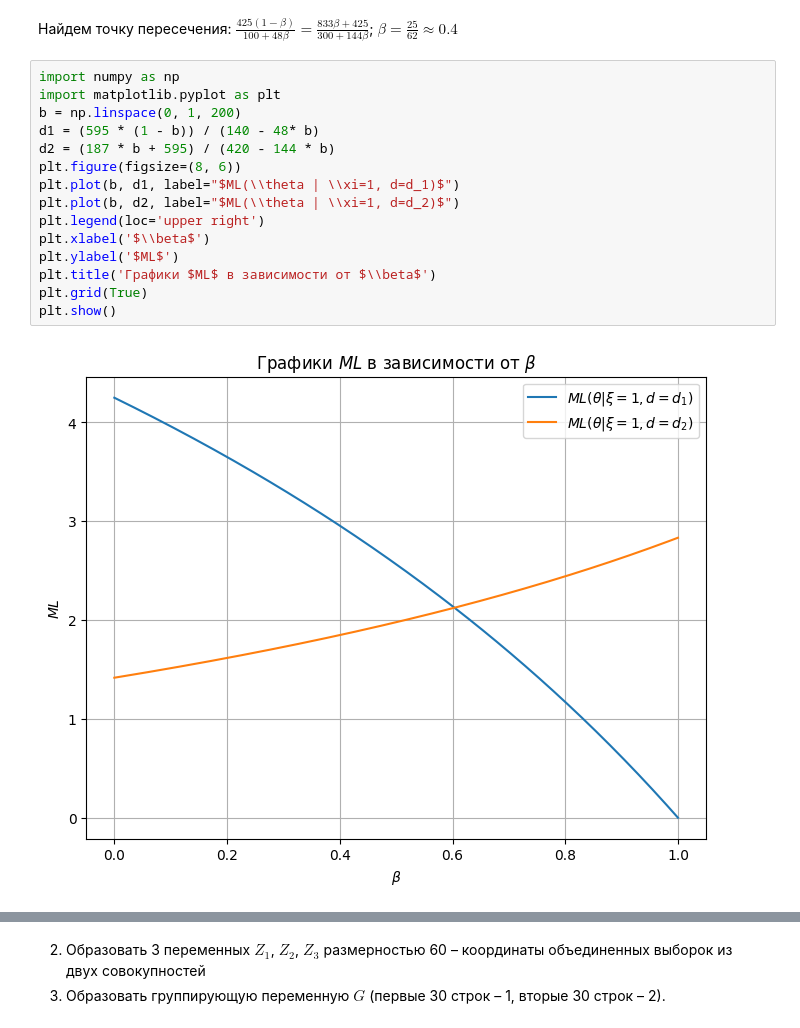
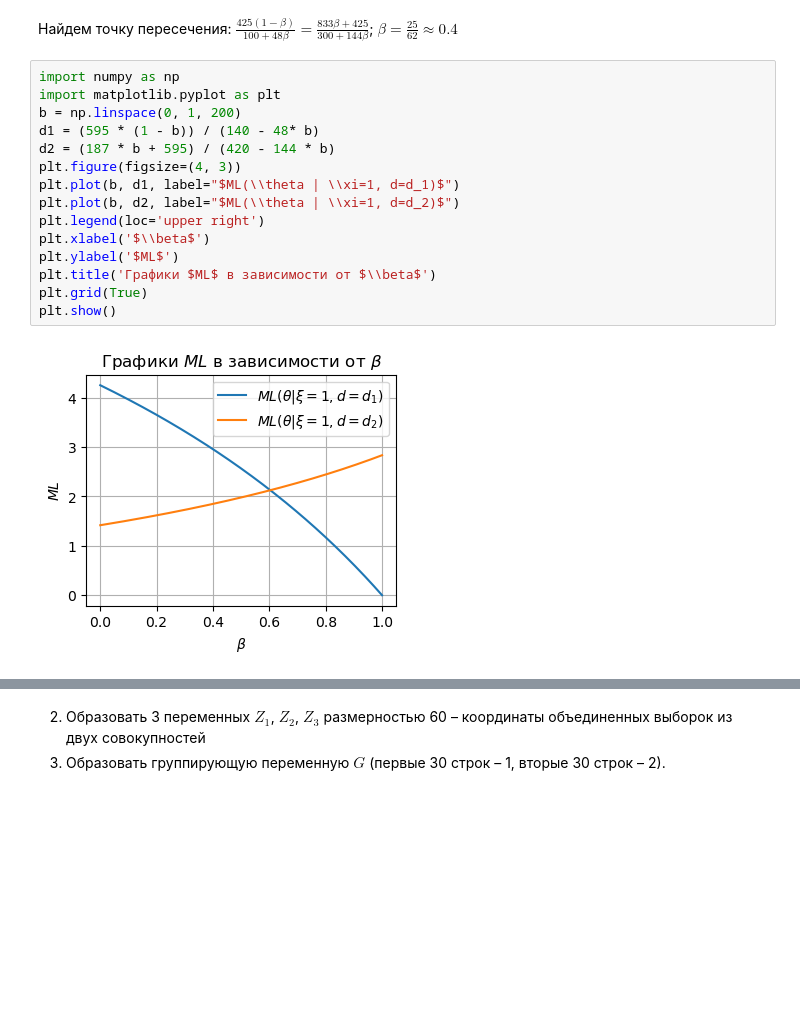
Before and after one commit to wergit13/MSA_tr, a Jupyter notebook: tr3.ipynb, the cells around one changed output, grey strips where cells are left out. Cells and saved outputs as stored; diff of their text form; blank space fills up the shorter version.

```diff
--- a/tr3.ipynb
+++ b/tr3.ipynb
@@ -124,18 +131,18 @@ plt.show()
 # %%
 import numpy as np
 import matplotlib.pyplot as plt
 b = np.linspace(0, 1, 200)
 d1 = (595 * (1 - b)) / (140 - 48* b)
 d2 = (187 * b + 595) / (420 - 144 * b)
-plt.figure(figsize=(8, 6))
+plt.figure(figsize=(4, 3))
 plt.plot(b, d1, label="$ML(\\theta | \\xi=1, d=d_1)$")
 plt.plot(b, d2, label="$ML(\\theta | \\xi=1, d=d_2)$")
 plt.legend(loc='upper right')
 plt.xlabel('$\\beta$')
 plt.ylabel('$ML$')
 plt.title('Графики $ML$ в зависимости от $\\beta$')
 plt.grid(True)
 plt.show()
 # %% [output]
-[figure, old version]
+[figure, new version]
 # %% [markdown]
```
Also changed, not shown: parts of 5 cells of this notebook.
